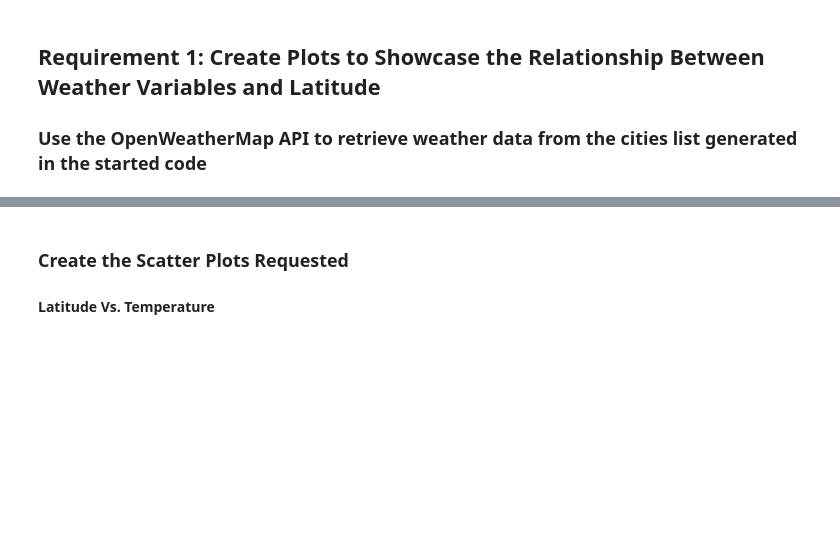
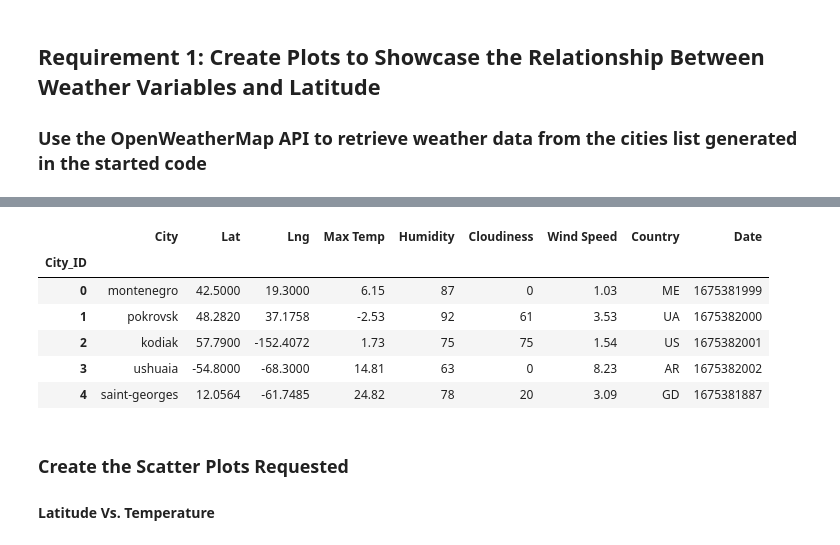
Before and after one commit to ShoaibFarooqui/python-api-challenge, a Jupyter notebook: Weather-API-Demo/starter_code/WeatherPy.ipynb, the cells around one changed output, grey strips where cells are left out. Cells and saved outputs as stored; diff of their text form; code cells hidden in the pictures; blank space fills up the shorter version.

Commit message:
Weather Data Collected (metric), saved to csv

```diff
--- a/Weather-API-Demo/starter_code/WeatherPy.ipynb
+++ b/Weather-API-Demo/starter_code/WeatherPy.ipynb
@@ -166,9 +173,17 @@ city_data_df.to_csv("output_data/cities.csv", index_label="City_ID")
 # %%
 # Read saved data
-city_data_df = pd.read_csv("output_data/cities.csv", index_col="City_ID")
+city_data_df = pd.read_csv("../output_data/cities.csv", index_col="City_ID")
 
 # Display sample data
 city_data_df.head()
+# %% [output]
+|  | City | Lat | Lng | Max Temp | Humidity | Cloudiness | Wind Speed | Country | Date |
+| City_ID |  |  |  |  |  |  |  |  |  |
+| 0 | montenegro | 42.5000 | 19.3000 | 6.15 | 87 | 0 | 1.03 | ME | 1675381999 |
+| 1 | pokrovsk | 48.2820 | 37.1758 | -2.53 | 92 | 61 | 3.53 | UA | 1675382000 |
+| 2 | kodiak | 57.7900 | -152.4072 | 1.73 | 75 | 75 | 1.54 | US | 1675382001 |
+| 3 | ushuaia | -54.8000 | -68.3000 | 14.81 | 63 | 0 | 8.23 | AR | 1675382002 |
+| 4 | saint-georges | 12.0564 | -61.7485 | 24.82 | 78 | 20 | 3.09 | GD | 1675381887 |
 # %% [markdown]
 ### Create the Scatter Plots Requested
 
```
Also changed, not shown: parts of 6 cells of this notebook, 1 other file.
